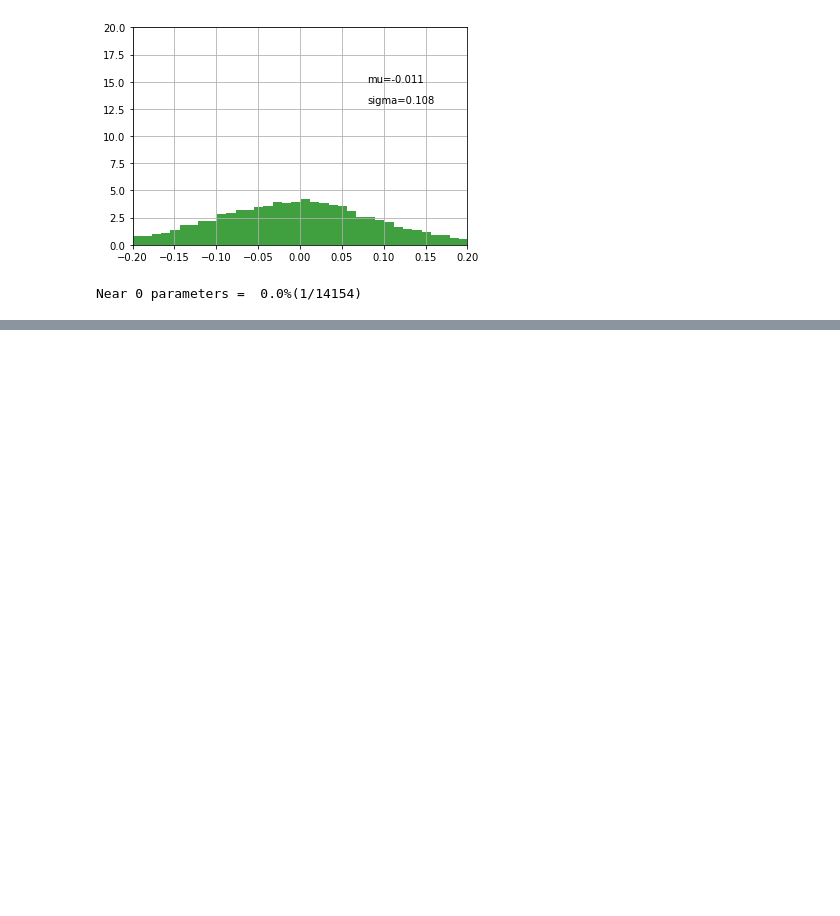
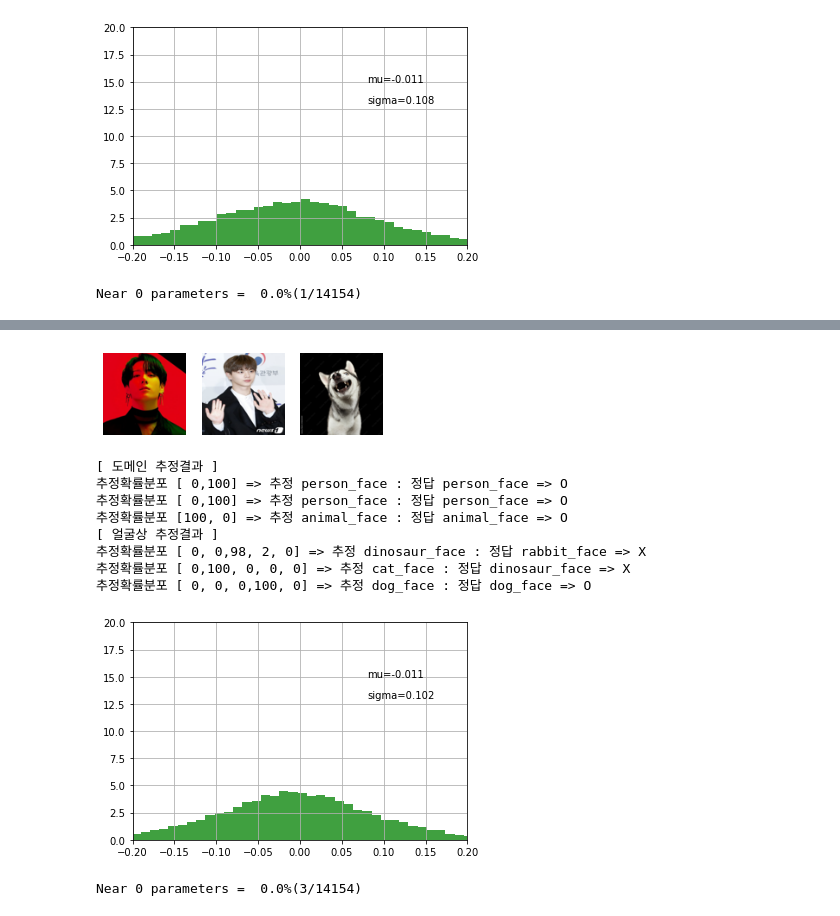
Before and after one commit to Yong-Bin-Park/Deep_Learning, a Jupyter notebook: cnn_reg_animalface_test.ipynb, the cells around one changed output, grey strips where cells are left out. Cells and saved outputs as stored; diff of their text form; code cells hidden in the pictures; blank space fills up the shorter version.

```diff
--- a/cnn_reg_animalface_test.ipynb
+++ b/cnn_reg_animalface_test.ipynb
@@ -256,0 +293,16 @@ Near 0 parameters =  0.0%(1/14154)
+# %%
+#잡음을 0.001로 낮췄을 때 정확도가 조금은 상승함 도메인:92.8%, 얼굴상:42.1%
+#----->잡음을 낮췄을 때가 높였을 때보다 비교적 좋게 나옴
+noise_std = 0.001
+cnn7 = [['noise', {'type':'normal','mean':0,'std':noise_std}],
+        ['conv',{'ksize':3, 'chn':6}],
+        ['max',{'stride':2}],
+        ['noise', {'type':'normal','mean':0,'std':noise_std}],
+        ['conv',{'ksize':3, 'chn':12}],
+        ['max',{'stride':2}],
+        ['noise', {'type':'normal','mean':0,'std':noise_std}],
+        ['conv',{'ksize':3, 'chn':24}],
+        ['avg',{'stride':3}]]
+acnn7 = CnnRegModel('animalface_cnn_7', aad, cnn7)
+acnn7.exec_all(epoch_count=50, report=5, show_params=True)
+# %% [output]
@@ -256,0 +324,11 @@ Near 0 parameters =  0.0%(1/14154)
+[figure, added]
+[ 도메인 추정결과 ]
+추정확률분포 [ 0,100] => 추정 person_face : 정답 person_face => O
+추정확률분포 [ 0,100] => 추정 person_face : 정답 person_face => O
+추정확률분포 [100, 0] => 추정 animal_face : 정답 animal_face => O
+[ 얼굴상 추정결과 ]
+추정확률분포 [ 0, 0,98, 2, 0] => 추정 dinosaur_face : 정답 rabbit_face => X
+추정확률분포 [ 0,100, 0, 0, 0] => 추정 cat_face : 정답 dinosaur_face => X
+추정확률분포 [ 0, 0, 0,100, 0] => 추정 dog_face : 정답 dog_face => O
+[figure, added]
+Near 0 parameters =  0.0%(3/14154)
```
Also changed, not shown: parts of 3 cells of this notebook.
